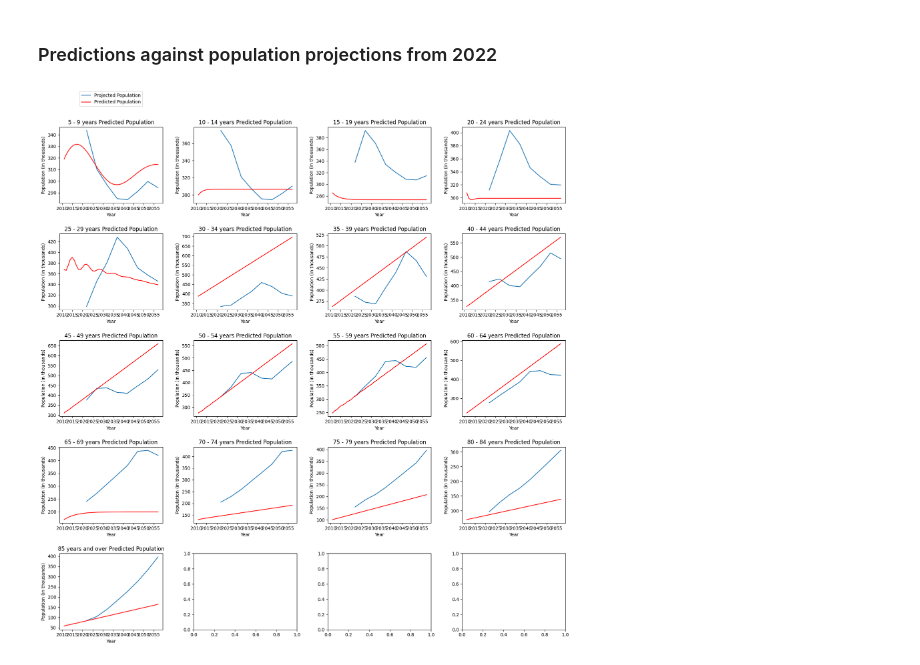
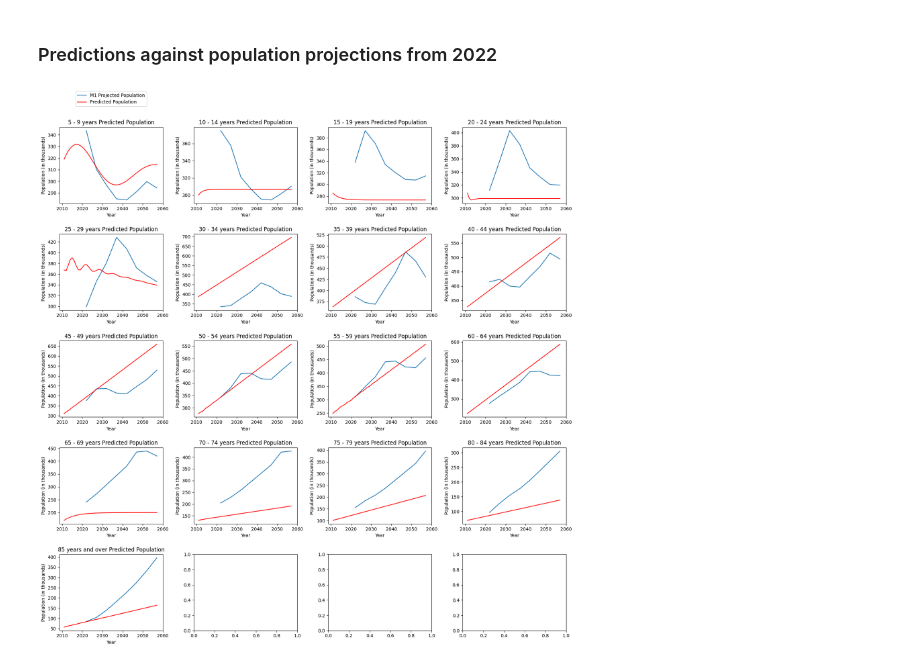
Before and after one commit to oOoOoOo0o/LM051-FYP, a Jupyter notebook: arima/age-groups.ipynb, the cells around one changed output. Drawn from its saved outputs; the diff is of its cells as text; code cells hidden in the pictures.

```diff
--- a/arima/age-groups.ipynb
+++ b/arima/age-groups.ipynb
@@ -447,26 +477,28 @@ predictions = []
 for ag in age_groups[2:]:
     prediction = models[ag].predict(n_periods=47)
     predictions.append(prediction)
+
+x_ticks = pd.to_datetime(['2010', '2020', '2030', '2040', '2050', '2060'])
 # %%
 # Visualising predicted population against M1 projected population
 
 # Create a 4x5 grid for our 19 plots
 fig, axes = plt.subplots(nrows=5, ncols=4, figsize=(20, 20))
 axes = axes.flatten()
 
 for ag, prediction, ax in zip(age_groups[2:], predictions, axes):
-    y = m1[ag]
-
     # Projected population
-    ax.plot(y.index, y, label='Projected Population')
+    ax.plot(m1[ag].index, m1[ag], label='M1 Projected Population')
     # Predicted population
     ax.plot(prediction.index, prediction, label='Predicted Population', color='red')
     ax.set_title(f'{ag} Predicted Population')
     ax.set_xlabel('Year')
     ax.set_ylabel('Population (in thousands)')
+    ax.set_xticks(x_ticks)
+    ax.xaxis.set_major_formatter(mdates.DateFormatter('%Y'))
 
 axes[0].legend(loc='upper center', bbox_to_anchor=(0.5, 1.5))
 plt.subplots_adjust(hspace=0.4, wspace=0.3)
 plt.show()
 # %% [output]
-[figure, old version]
+[figure, new version]
```
Also changed, not shown: parts of 9 cells of this notebook.
